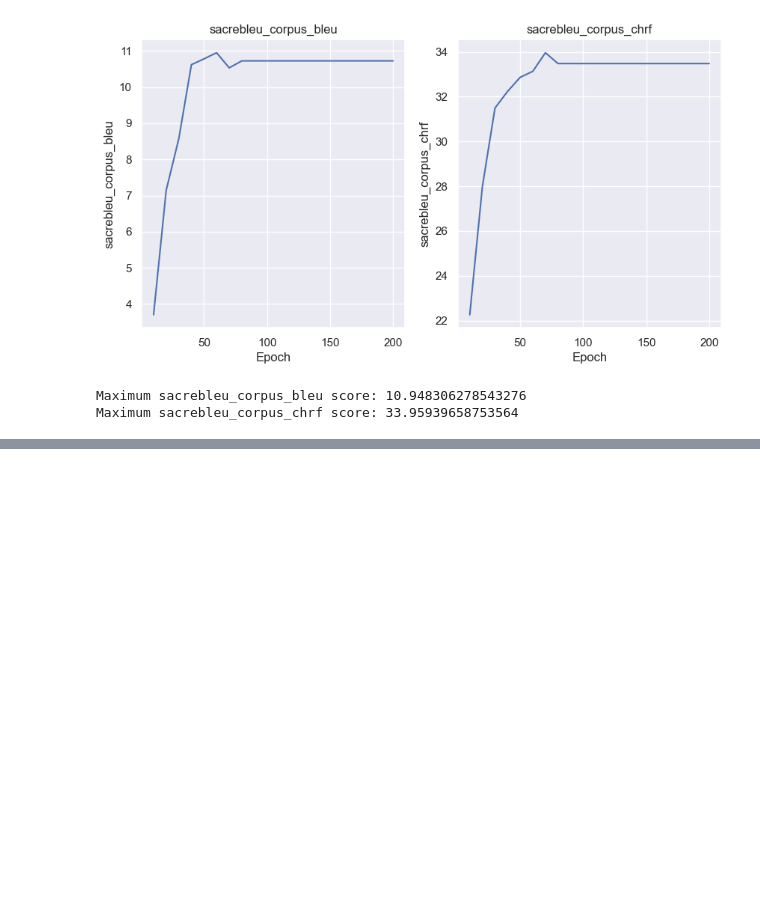
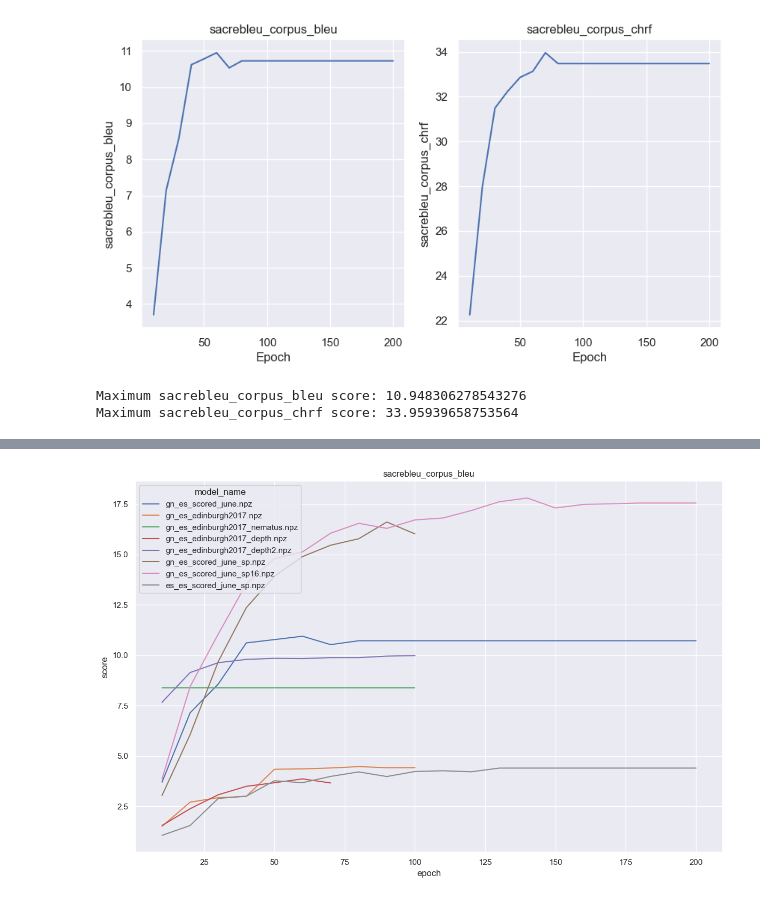
Before and after one commit to baladon-lucas-pardinas/NMT-Translation-gn-es, a Jupyter notebook: notebooks/metric_evaluation.ipynb, the cells around one changed output, grey strips where cells are left out. Cells and saved outputs as stored; diff of their text form; code cells hidden in the pictures; blank space fills up the shorter version.

Commit message:
[DOCUMENTATION] Scores updated with non-baseline models (including sentencePiece)

```diff
--- a/notebooks/metric_evaluation.ipynb
+++ b/notebooks/metric_evaluation.ipynb
@@ -7,5 +14,10 @@ import matplotlib.pyplot as plt
+# %%
+METRIC_EVALUATION_FOLDER = constants.METRIC_EVALUATION_FOLDER
+DEFAULT_PARAMS_MODEL_RESULTS = os.path.join(METRIC_EVALUATION_FOLDER, 'marian_transformer.csv')
+MARIAN_RNN_RESULTS = os.path.join(METRIC_EVALUATION_FOLDER, 'marian_RNN.csv')
+LAST_MODELS_RESULTS = os.path.join(METRIC_EVALUATION_FOLDER, 'last_results.csv')
 # %%
-dataset_transformer = pd.read_csv('data/inspected/custom_metric_evaluation/marian_transformer.csv')
+dataset_transformer = pd.read_csv(DEFAULT_PARAMS_MODEL_RESULTS)
 dataset_transformer.tail()
 # %% [output]
 |  | date | model_name | source | target | score_type | score | epoch | parameters |
@@ -15,7 +27,7 @@ dataset_transformer.tail()
 | 40 | 2023-06-20 19:41:09.727471 | gn_es_scored_june.npz | valid_gn.txt.gn | valid_es.txt.es | sacrebleu_corpus_bleu | 2.322370 | 200 | {'train-sets': ['/docker/home/mar... |
 | 41 | 2023-06-20 19:41:09.727471 | gn_es_scored_june.npz | valid_gn.txt.gn | valid_es.txt.es | sacrebleu_corpus_chrf | 24.287168 | 200 | {'train-sets': ['/docker/home/mar... |
 # %%
-dataset_RNN = pd.read_csv('data/inspected/custom_metric_evaluation/marian_RNN.csv')
+dataset_RNN = pd.read_csv(MARIAN_RNN_RESULTS)
 dataset_RNN.tail()
 # %% [output]
 |  | date | model_name | source | target | score_type | score | epoch | parameters |
@@ -56,0 +71,2 @@ Maximum sacrebleu_corpus_chrf score: 33.95939658753564
+# %%
+results_df = plots.create_df_from_results_csv(LAST_MODELS_RESULTS)
@@ -56,0 +82,4 @@ Maximum sacrebleu_corpus_chrf score: 33.95939658753564
+# %%
+plots.plot_metric_by_epoch_foreach_model(results_df, metric='sacrebleu_corpus_bleu');
+# %% [output]
+[figure, added]
```
Also changed, not shown: parts of 9 cells of this notebook, 22 other files.
